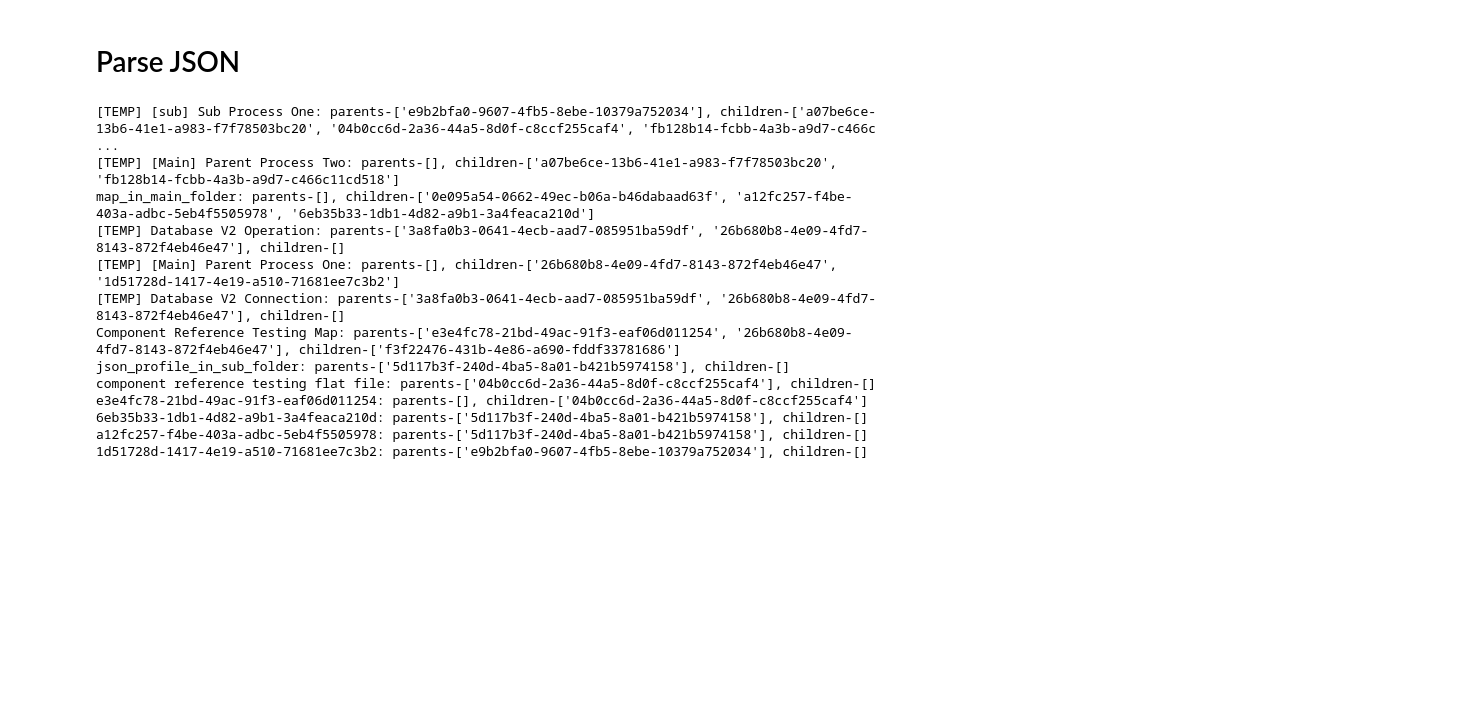
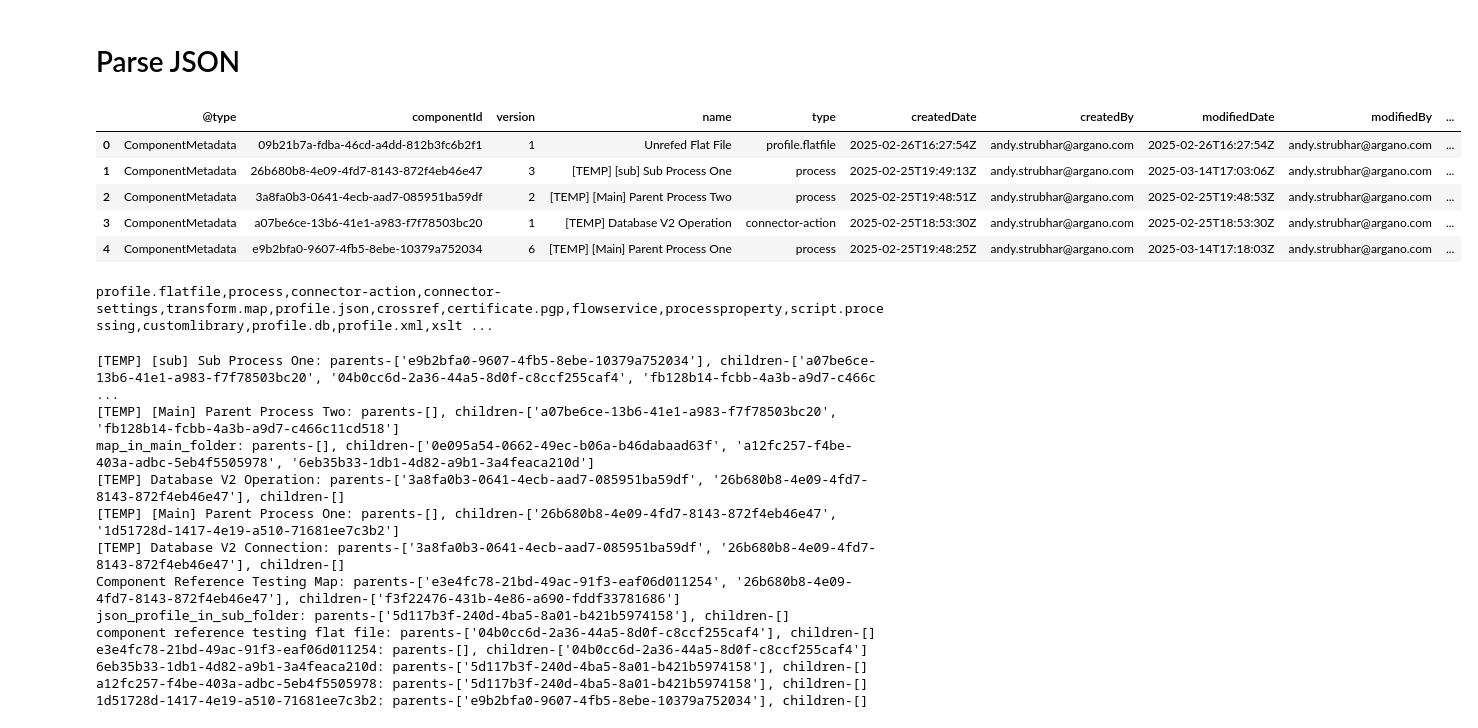
Before and after one commit to andystrub00/generate-boomi-dependency-report, a Jupyter notebook: workbench.ipynb, the cells around one changed output. Cells and saved outputs as stored; diff of their text form; code cells hidden in the pictures; blank space fills up the shorter version.

```diff
--- a/workbench.ipynb
+++ b/workbench.ipynb
@@ -12,8 +12,22 @@ from dotenv import load_dotenv
 # %% [markdown]
 # Parse JSON
 # %%
-with open("dev/logging/final_component_store.json") as infile:
+with open("dev/logging/get_all_components_pre_iter_index_2.json") as infile:
     raw_data = json.load(infile)
+
+df = pd.json_normalize(raw_data)
+df.head()
+# %% [output]
+|  | @type | componentId | version | name | type | createdDate | createdBy | modifiedDate | modifiedBy | ... |
+| 0 | ComponentMetadata | 09b21b7a-fdba-46cd-a4dd-812b3fc6b2f1 | 1 | Unrefed Flat File | profile.flatfile | 2025-02-26T16:27:54Z | andy.strubhar@argano.com | 2025-02-26T16:27:54Z | andy.strubhar@argano.com | ... |
+| 1 | ComponentMetadata | 26b680b8-4e09-4fd7-8143-872f4eb46e47 | 3 | [TEMP] [sub] Sub Process One | process | 2025-02-25T19:49:13Z | andy.strubhar@argano.com | 2025-03-14T17:03:06Z | andy.strubhar@argano.com | ... |
+| 2 | ComponentMetadata | 3a8fa0b3-0641-4ecb-aad7-085951ba59df | 2 | [TEMP] [Main] Parent Process Two | process | 2025-02-25T19:48:51Z | andy.strubhar@argano.com | 2025-02-25T19:48:53Z | andy.strubhar@argano.com | ... |
+| 3 | ComponentMetadata | a07be6ce-13b6-41e1-a983-f7f78503bc20 | 1 | [TEMP] Database V2 Operation | connector-action | 2025-02-25T18:53:30Z | andy.strubhar@argano.com | 2025-02-25T18:53:30Z | andy.strubhar@argano.com | ... |
+| 4 | ComponentMetadata | e9b2bfa0-9607-4fb5-8ebe-10379a752034 | 6 | [TEMP] [Main] Parent Process One | process | 2025-02-25T19:48:25Z | andy.strubhar@argano.com | 2025-03-14T17:18:03Z | andy.strubhar@argano.com | ... |
+# %%
+print(",".join(list(df['type'].unique())))
+# %% [output]
+profile.flatfile,process,connector-action,connector-settings,transform.map,profile.json,crossref,certificate.pgp,flowservice,processproperty,script.processing,customlibrary,profile.db,profile.xml,xslt ...
 # %%
 for i in raw_data:
     if len(i['parentComponentIds']) > 0 or len(i['childComponentIds']) > 0:
```
Also changed, not shown: 20 other files.
